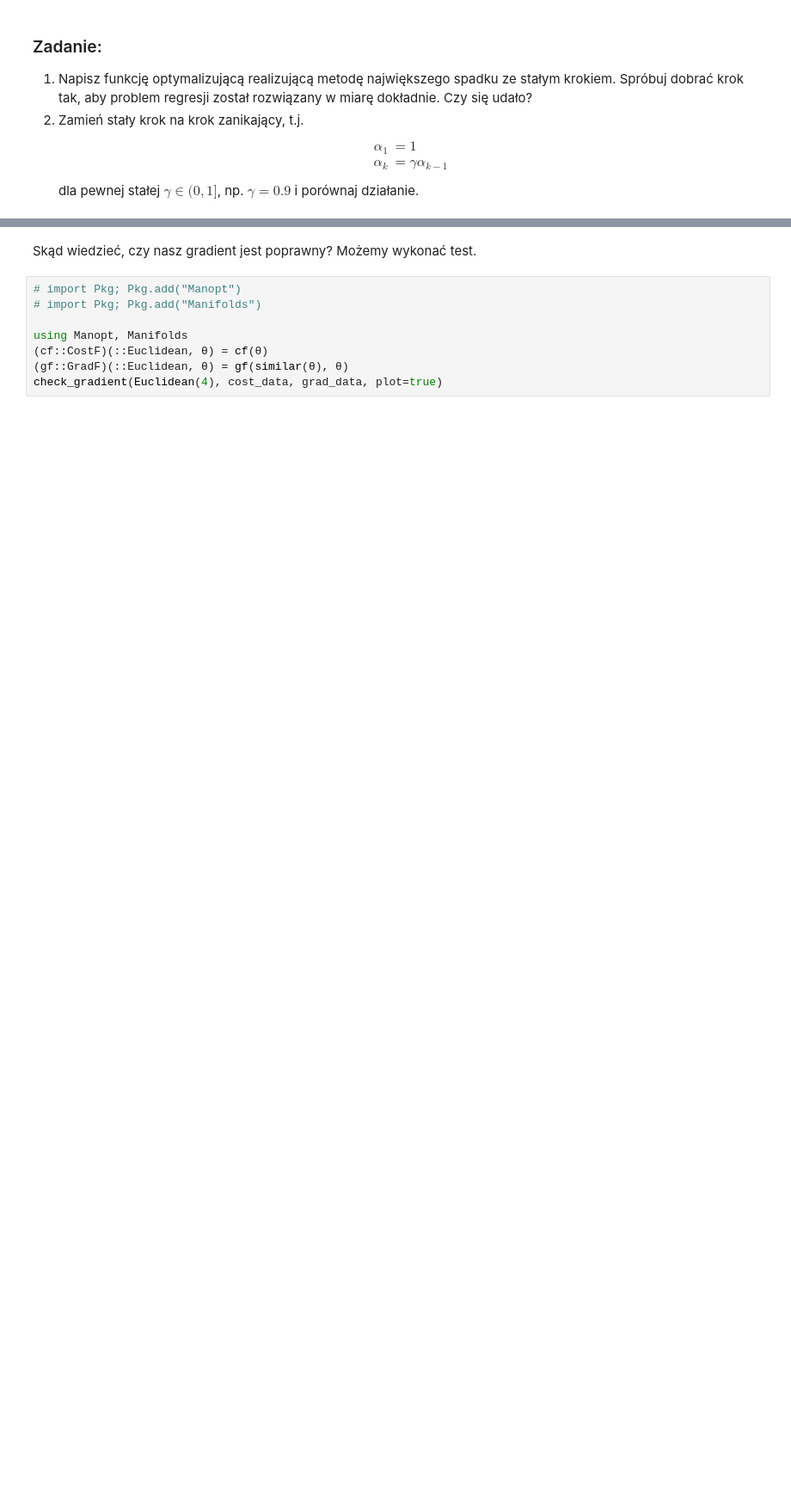
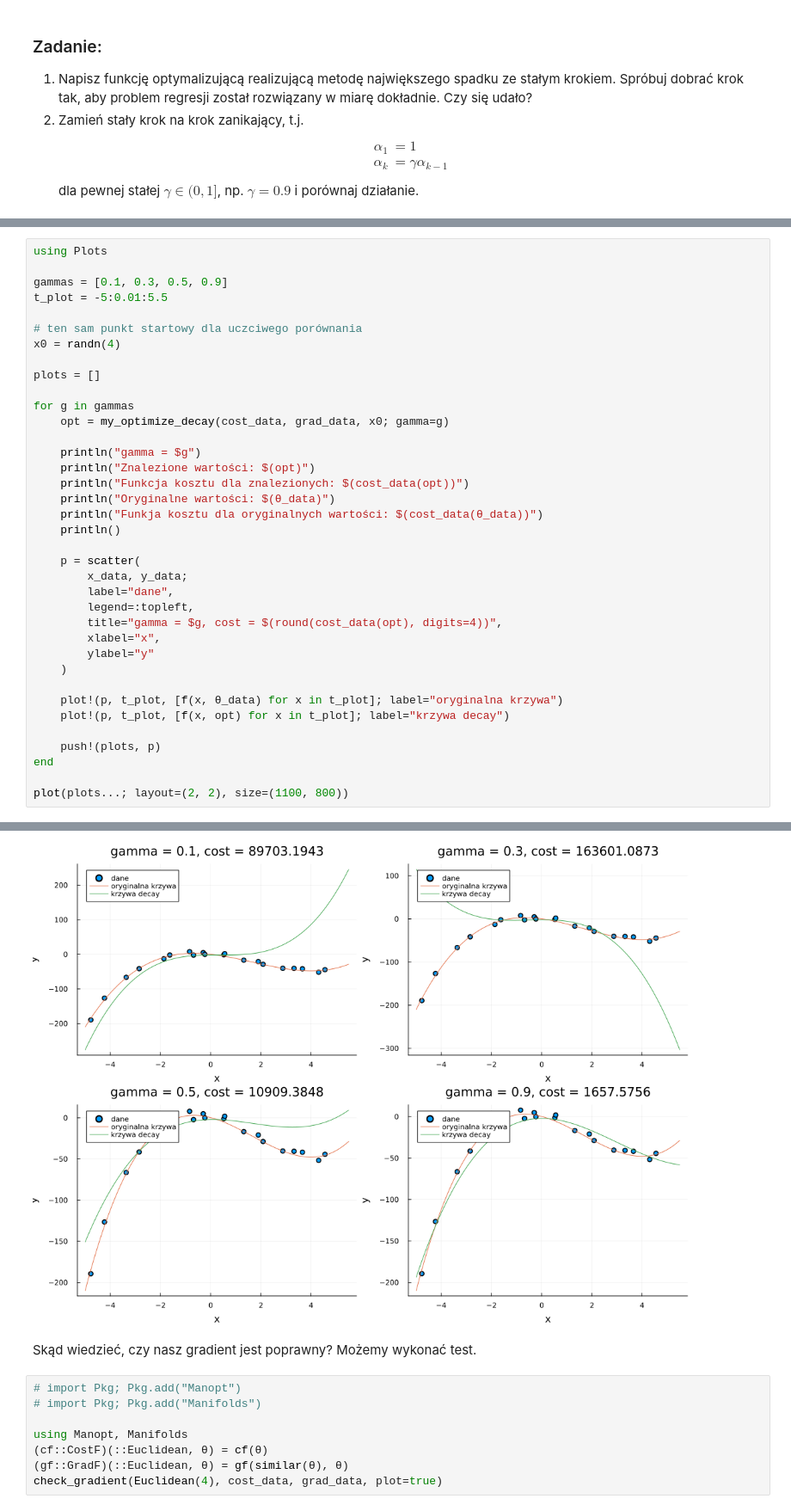
Before and after one commit to esarna/metody-i-algorytmy-optymalizacji, a Jupyter notebook: intro-teams.ipynb, the cells around one changed output, grey strips where cells are left out. Shown at 86% size. Cells and saved outputs as stored; diff of their text form; blank space fills up the shorter version.

```diff
--- a/intro-teams.ipynb
+++ b/intro-teams.ipynb
@@ -232,0 +201,38 @@ Cost = 349.0343358093534
+# %%
+using Plots
+
+gammas = [0.1, 0.3, 0.5, 0.9]
+t_plot = -5:0.01:5.5
+
+# ten sam punkt startowy dla uczciwego porównania
+x0 = randn(4)
+
+plots = []
+
+for g in gammas
+    opt = my_optimize_decay(cost_data, grad_data, x0; gamma=g)
+
+    println("gamma = $g")
+    println("Znalezione wartości: $(opt)")
+    println("Funkcja kosztu dla znalezionych: $(cost_data(opt))")
+    println("Oryginalne wartości: $(θ_data)")
+    println("Funkja kosztu dla oryginalnych wartości: $(cost_data(θ_data))")
+    println()
+
+    p = scatter(
+        x_data, y_data;
+        label="dane",
+        legend=:topleft,
+        title="gamma = $g, cost = $(round(cost_data(opt), digits=4))",
+        xlabel="x",
+        ylabel="y"
+    )
+
+    plot!(p, t_plot, [f(x, θ_data) for x in t_plot]; label="oryginalna krzywa")
+    plot!(p, t_plot, [f(x, opt) for x in t_plot]; label="krzywa decay")
+
+    push!(plots, p)
+end
+
+plot(plots...; layout=(2, 2), size=(1100, 800))
+# %% [output]
@@ -233,3 +256,4 @@ Cost = 349.0343358093534
+[figure, added]
 # %% [markdown]
 Skąd wiedzieć, czy nasz gradient jest poprawny?
 Możemy wykonać test.
```
Also changed, not shown: parts of 7 cells of this notebook.
